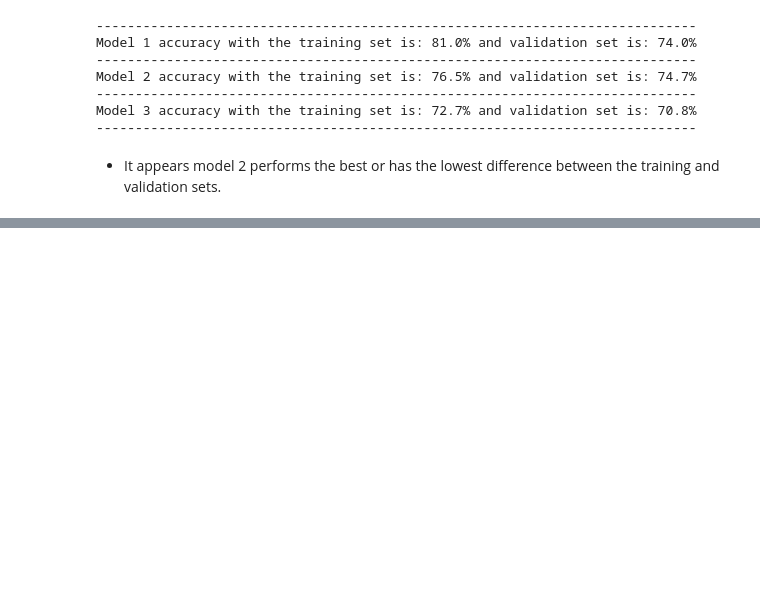
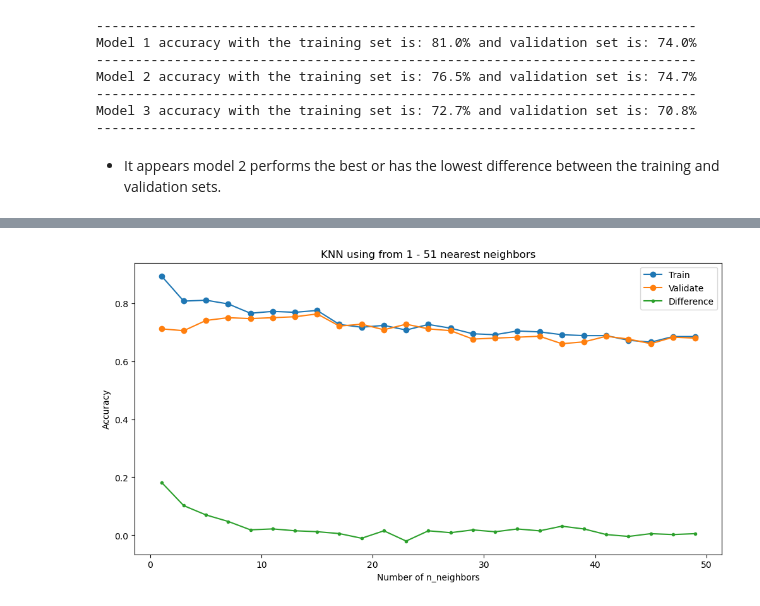
Before and after one commit to JoshuaHolt-Tech/classification-exercises, a Jupyter notebook: knn_model.ipynb, the cells around one changed output, grey strips where cells are left out. Saved outputs shown, nothing was run; the diff lists cells and outputs as text; code cells hidden in the pictures; blank space fills up the shorter version.

```diff
--- a/knn_model.ipynb
+++ b/knn_model.ipynb
@@ -234,0 +237,29 @@ plt.show()
+# %%
+metrics = []
+
+for i in range(1, 51, 2): #Remember not to use even numbers to prevent gridlock.
+    knn_5 = KNeighborsClassifier(n_neighbors=i, leaf_size=51-i)
+    knn_5 = knn_5.fit(X_train, y_train)
+    in_sample_accuracy = knn_5.score(X_train, y_train)
+    out_of_sample_accuracy = knn_5.score(X_val, y_val)
+
+    output = {"max_depth" : i, "train_accuracy": in_sample_accuracy, "validate_accuracy": out_of_sample_accuracy}
+
+    metrics.append(output)
+
+df = pd.DataFrame(metrics)
+df['difference'] = df.train_accuracy - df.validate_accuracy
+#df
+# %%
+
+plt.figure(figsize=(12,6))
+plt.plot(df.max_depth, df.train_accuracy, marker = 'o', label= 'Train')
+plt.plot(df.max_depth, df.validate_accuracy, marker = 'o', label= 'Validate')
+plt.plot(df.max_depth, df.difference, marker = '.', label = 'Difference')
+plt.legend()
+plt.title("KNN using from 1 - 51 nearest neighbors")
+plt.xlabel("Number of n_neighbors")
+plt.ylabel("Accuracy")
+plt.show()
+# %% [output]
+[figure, added]
```
Also changed, not shown: parts of 2 cells of this notebook, 2 other files.
